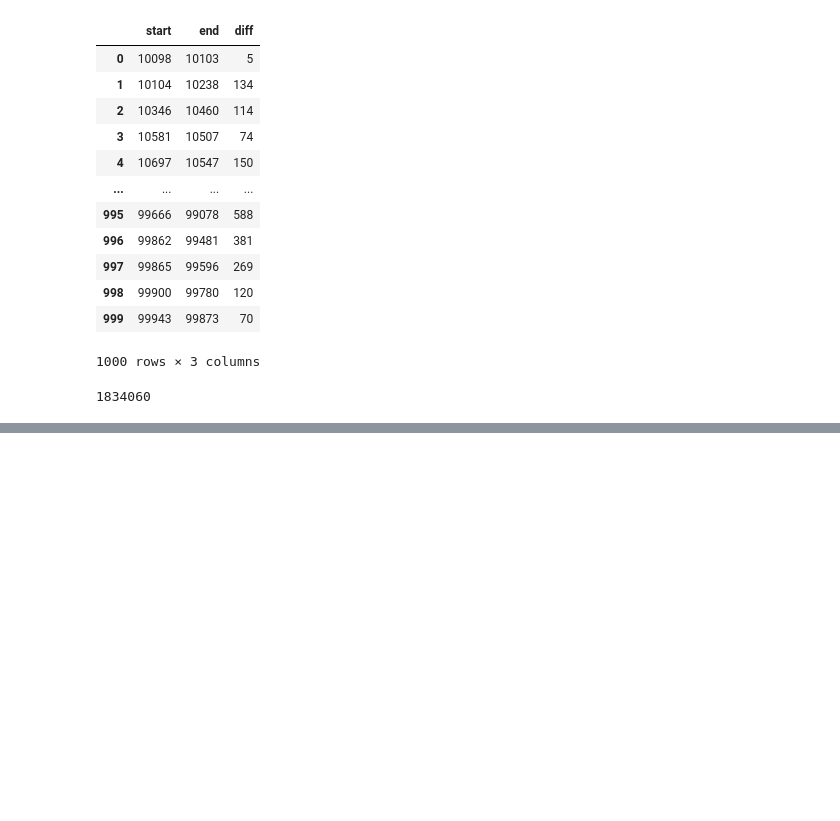
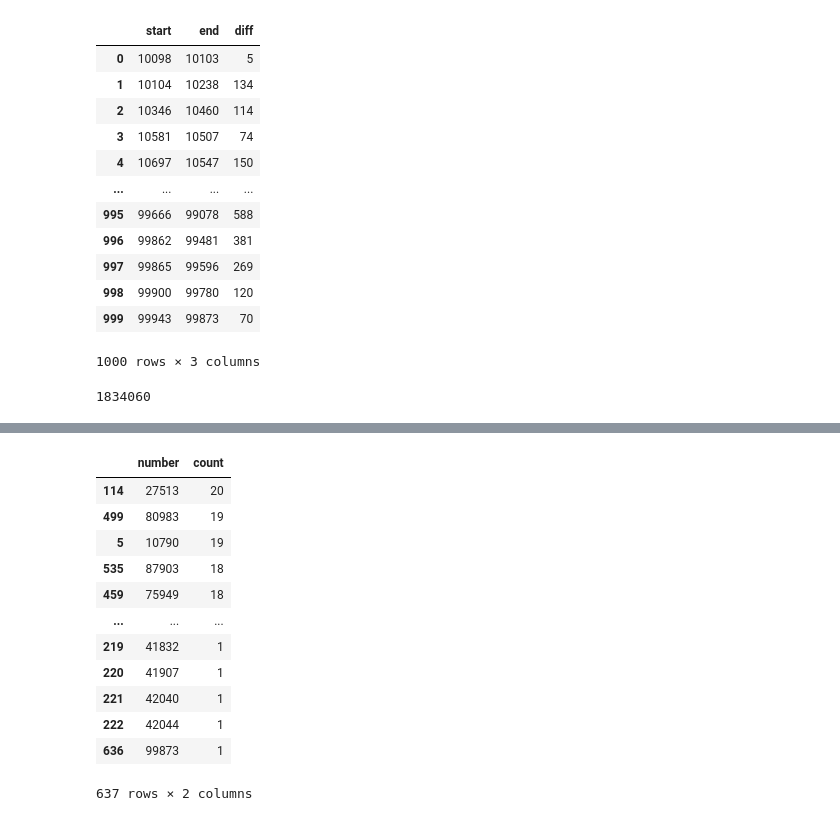
Before and after one commit to rafal-kowalski-dev/advent-of-code-2024, a Jupyter notebook: 01.ipynb, the cells around one changed output, grey strips where cells are left out. Drawn from its saved outputs; the diff is of its cells as text; code cells hidden in the pictures; blank space fills up the shorter version.

```diff
--- a/01.ipynb
+++ b/01.ipynb
@@ -1071,0 +1108,18 @@ result
+# %%
+data2['count'] = 1
+data2_grp = data2.groupby(by='number', dropna=False, as_index=False).count()
+data2_grp.sort_values(by='count', ascending=False)
+# %% [output]
+|  | number | count |
+| 114 | 27513 | 20 |
+| 499 | 80983 | 19 |
+| 5 | 10790 | 19 |
+| 535 | 87903 | 18 |
+| 459 | 75949 | 18 |
+| ... | ... | ... |
+| 219 | 41832 | 1 |
+| 220 | 41907 | 1 |
+| 221 | 42040 | 1 |
+| 222 | 42044 | 1 |
+| 636 | 99873 | 1 |
+637 rows × 2 columns
```
Also changed, not shown: parts of 8 cells of this notebook.
